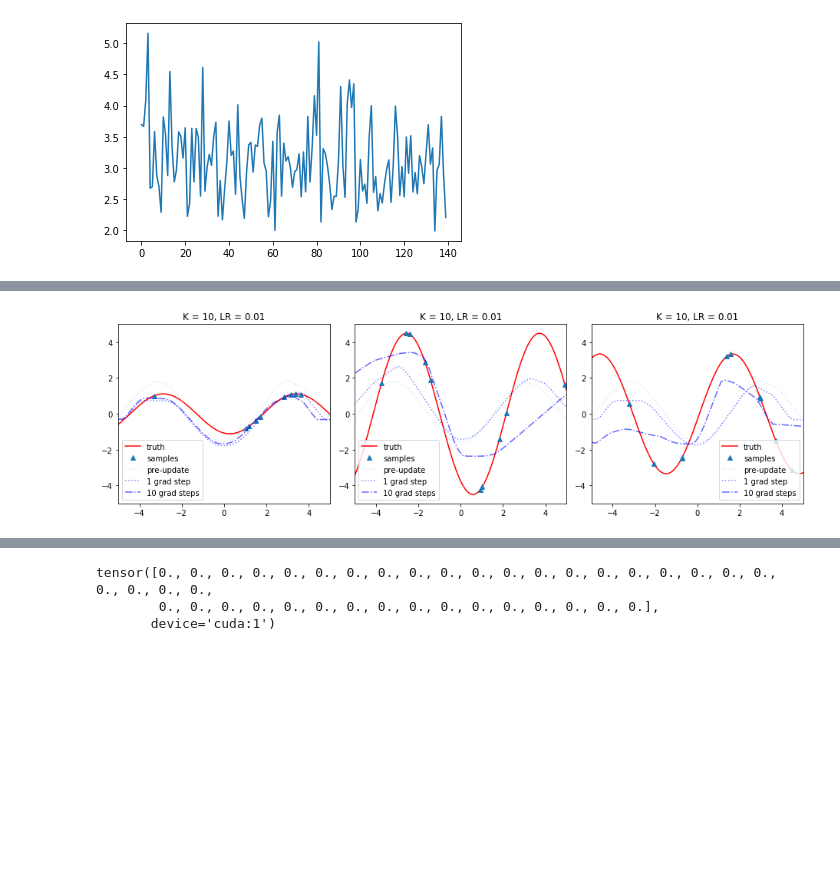
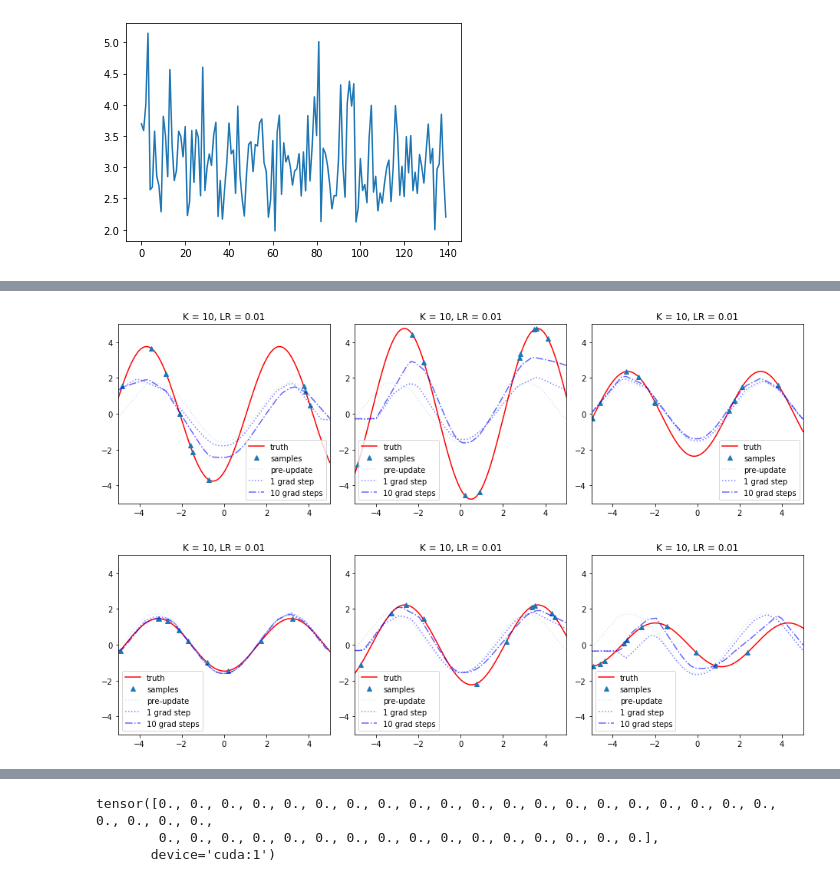
Before and after one commit to tpgillam/meta_learning, a Jupyter notebook: sinusoid.ipynb, the cells around one changed output, grey strips where cells are left out. Saved outputs shown, nothing was run; the diff lists cells and outputs as text; code cells hidden in the pictures; blank space fills up the shorter version.

```diff
--- a/sinusoid.ipynb
+++ b/sinusoid.ipynb
@@ -161,8 +161,8 @@ class SinusoidalRegressor(torch.nn.Module):
         for i, layer in enumerate(self.layers):
             assert isinstance(layer, torch.nn.Linear)
 
-            weight = old_to_new.get(layer.weight, layer.weight)
-            bias = old_to_new.get(layer.bias, layer.bias)
+            weight = parameter_to_replacement.get(layer.weight, layer.weight)
+            bias = parameter_to_replacement.get(layer.bias, layer.bias)
 
             x = torch.nn.functional.linear(x, weight, bias)
 
@@ -308,37 +313,33 @@ pyplot.plot(meta_train_test_mses)
 [<matplotlib.lines.Line2D at 0x...>]
 [figure]
 # %%
-def meta_test(
-        module,
-        *,
-        batch_size_inner: int = 10,
-        input_range: tuple = _DEFAULT_INPUT_RANGE,
-        learning_rate: float = 0.001):
-    """Perform a single test on the trained module"""
+def meta_test_batch(
+        module: torch.nn.Module,
+        batch: Batch,
+        learning_rate: float,
+        base_color: str):
     # We need to make an independent copy of the module's parameters before we mutate them in training.
     # This seems like an incredibly blunt way of achieving this, but it seems to work.
     module = copy.deepcopy(module)
 
-    # A batch of data on which we shall be testing.
-    batch = generate_sinusoid_batch(1, batch_size_inner, input_range=input_range)
     test_x = numpy.linspace(_DEFAULT_INPUT_RANGE[0], _DEFAULT_INPUT_RANGE[1])
 
     y = _get_prediction(module, test_x)
 
     plot_task(batch, 0)
-    pyplot.plot(test_x, y, '-', c='lightblue', ls='dotted', alpha=0.5, label='pre-update')
+    pyplot.plot(test_x, y, '-', c=f'light{base_color}', ls='dotted', alpha=0.5, label='pre-update')
 
     # Now perform a small number of learning updates on the batch, plotting how our prediction evolves.
-    optimizer = torch.optim.Adam(module.parameters(), lr=learning_rate)
+    optimizer = torch.optim.SGD(module.parameters(), lr=learning_rate)
 
     _train_step(module, batch, optimizer)
     y = _get_prediction(module, test_x)
-    pyplot.plot(test_x, y, '-', c='blue', ls='dotted', alpha=0.5, label='1 grad step')
+    pyplot.plot(test_x, y, '-', c=base_color, ls='dotted', alpha=0.5, label='1 grad step')
 
     for _ in range(9):
         _train_step(module, batch, optimizer)
     y = _get_prediction(module, test_x)
-    pyplot.plot(test_x, y, '-', c='blue', ls='-.', alpha=0.6, label='10 grad steps')
+    pyplot.plot(test_x, y, '-', c=base_color, ls='-.', alpha=0.6, label='10 grad steps')
 
 #     for _ in range(10):
 #         _train_step(module, batch, optimizer)
@@ -348,6 +349,19 @@ def meta_test(
     pyplot.title(f'K = {batch_size_inner}, LR = {learning_rate}')
     pyplot.legend()
     pyplot.tight_layout()
+
+
+def meta_test(
+        module,
+        *,
+        batch_size_inner: int = 10,
+        input_range: tuple = _DEFAULT_INPUT_RANGE,
+        learning_rate: float = 0.001,
+        base_color: str = 'blue'):
+    """Perform a single test on the trained module"""
+    # A batch of data on which we shall be testing.
+    batch = generate_sinusoid_batch(1, batch_size_inner, input_range=input_range)
+    meta_test_batch(module, batch, learning_rate, base_color)
 # %%
 for _ in axes_iter(range(3)):
     meta_test(module)
@@ -356,8 +370,9 @@ for _ in axes_iter(range(3)):
 # %%
-for _ in axes_iter(range(3)):
+for _ in axes_iter(range(6)):
     meta_test(module, learning_rate=0.01)
 # %% [output]
-[figure, old version]
+[figure, new version]
+[figure, added]
 # %%
 for _ in axes_iter(range(3)):
     meta_test(module, learning_rate=0.02)
```
Also changed, not shown: parts of 18 cells of this notebook.
